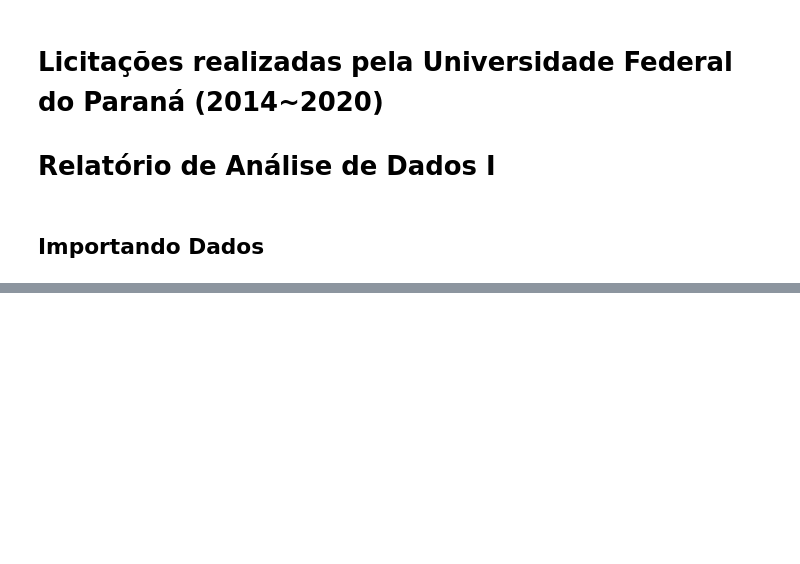
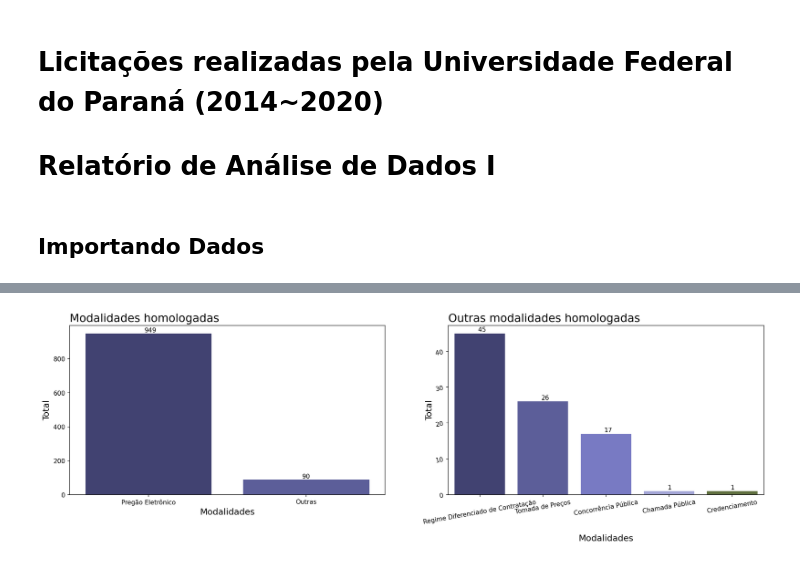
Before and after one commit to maisumdiego/Licitacoes_UFPR, a Jupyter notebook: Relatório de Análise de Dados I.ipynb, the cells around one changed output, grey strips where cells are left out. Saved outputs shown, nothing was run; the diff lists cells and outputs as text; code cells hidden in the pictures; blank space fills up the shorter version.

```diff
--- a/Relatório de Análise de Dados I.ipynb
+++ b/Relatório de Análise de Dados I.ipynb
@@ -41,0 +79,12 @@ pd.DataFrame(hom_max_ano)
+# %%
+outras_modalidades = homologados.query('modalidade != "Pregão Eletrônico"')
+pregao = homologados.query('modalidade == "Pregão Eletrônico"')
+# %%
+modalidades = {
+    'Modalidade': ['Pregão Eletrônico', 'Outras'],
+    'Total': [pregao.shape[0], outras_modalidades.shape[0]],
+    'Valor Máximo de Homologação': [locale.currency(pregao.valor_contratado_ufpr.max(), grouping=True),
+                                    locale.currency(outras_modalidades.valor_contratado_ufpr.max(), grouping=True)]
+}
+
+modalidades = pd.DataFrame(modalidades)
@@ -41,0 +97,29 @@ pd.DataFrame(hom_max_ano)
+# %%
+fig = plt.figure(figsize=(20,5), dpi=150)
+
+fig.add_subplot(1,2,1)
+ax = sns.barplot(x='Modalidade', y='Total', data=modalidades,
+                palette="tab20b")
+ax.set_title('Modalidades homologadas', loc='left', fontsize=18)
+ax.set_xlabel('Modalidades', fontsize=14)
+ax.set_ylabel('Total', fontsize=14)
+
+for i, v in enumerate(modalidades.Total):
+    ax.text((i - 0.025), (v + 7), v)
+
+fig.add_subplot(1,2,2)
+ax = sns.barplot(x=outras_modalidades.modalidade.value_counts().index,
+                 y=outras_modalidades.modalidade.value_counts().values,
+                 data=outras_modalidades,
+                 palette="tab20b")
+ax.set_title('Outras modalidades homologadas', loc='left', fontsize=18)
+ax.set_xlabel('Modalidades', fontsize=14, labelpad=15)
+ax.set_ylabel('Total', fontsize=14, labelpad=2)
+ax.tick_params(labelrotation=10)
+
+for i, v in enumerate(outras_modalidades.modalidade.value_counts().values):
+    ax.text((i - 0.025), (v + 0.5), v)
+
+plt.savefig('Modalidades e outras Homologadas.jpeg')
+# %% [output]
+[figure, added]
```
Also changed, not shown: parts of 18 cells of this notebook, 8 other files.
